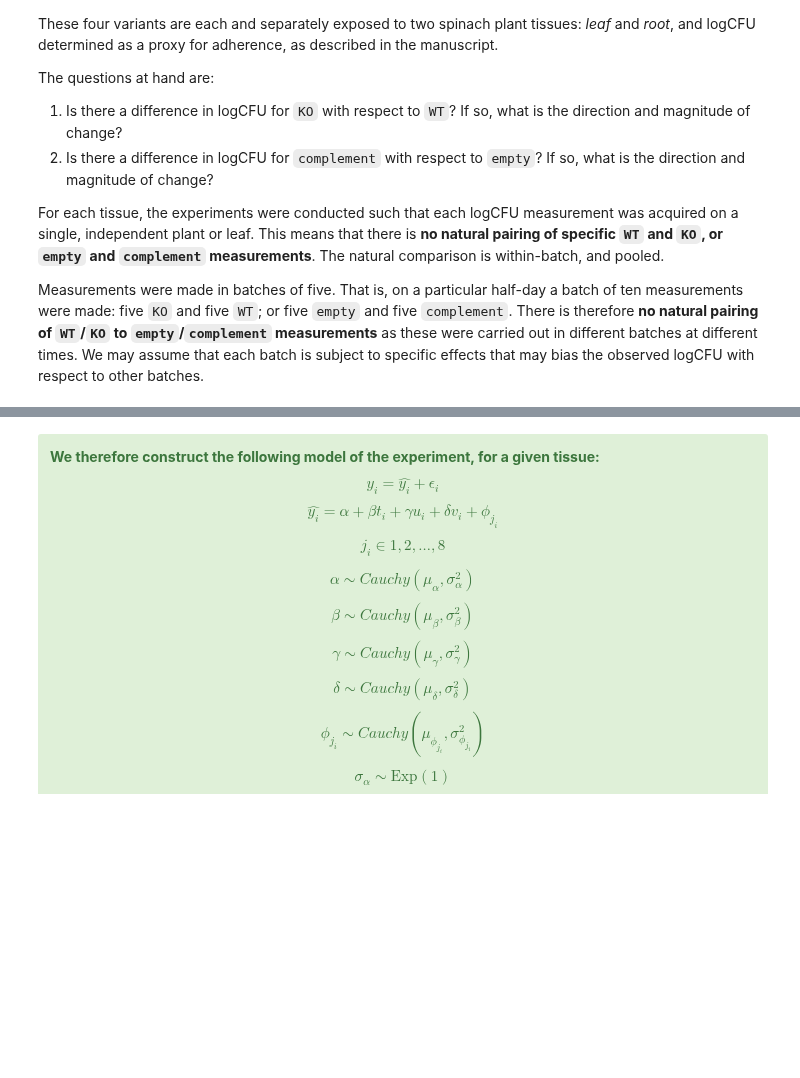
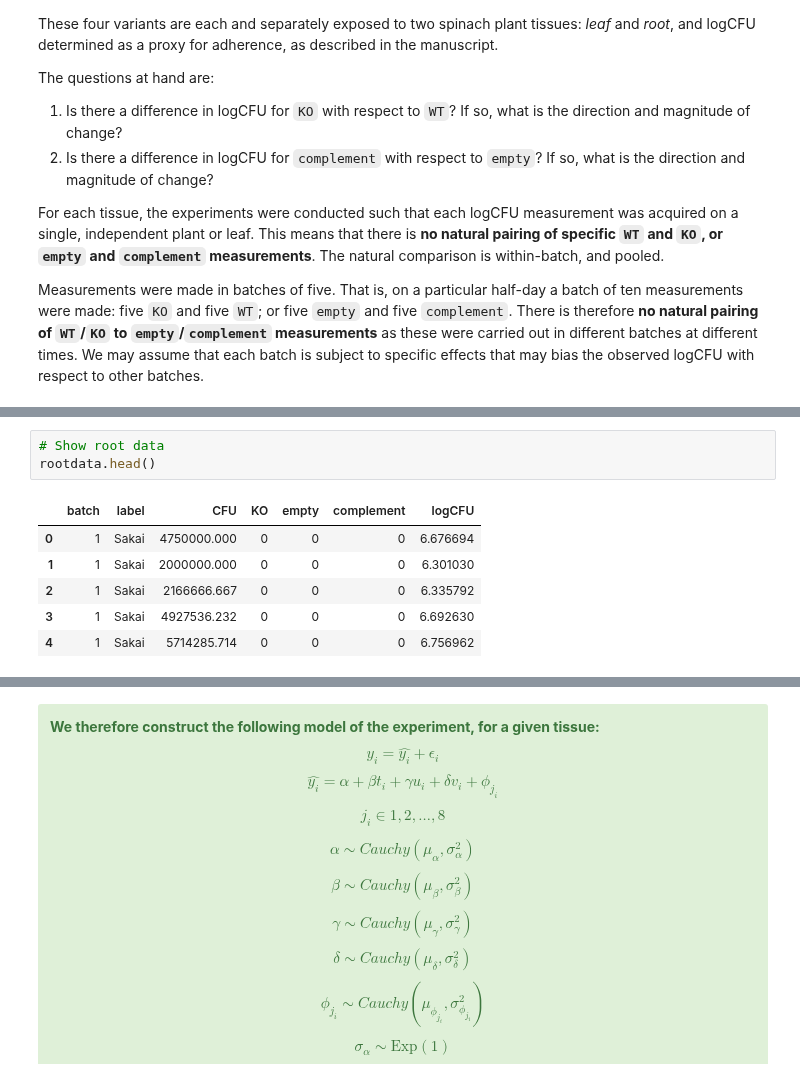
Before and after one commit to widdowquinn/SI_Holmes_etal_2017, a Jupyter notebook: notebooks/04-etpD.ipynb, the cells around one changed output, grey strips where cells are left out. Saved outputs shown, nothing was run; the diff lists cells and outputs as text; blank space fills up the shorter version.

```diff
--- a/notebooks/04-etpD.ipynb
+++ b/notebooks/04-etpD.ipynb
@@ -59,0 +179,10 @@ Raw data was previously converted to plain text comma-separated variable format
+# %%
+# Show root data
+rootdata.head()
+# %% [output]
+|  | batch | label | CFU | KO | empty | complement | logCFU |
+| 0 | 1 | Sakai | 4750000.000 | 0 | 0 | 0 | 6.676694 |
+| 1 | 1 | Sakai | 2000000.000 | 0 | 0 | 0 | 6.301030 |
+| 2 | 1 | Sakai | 2166666.667 | 0 | 0 | 0 | 6.335792 |
+| 3 | 1 | Sakai | 4927536.232 | 0 | 0 | 0 | 6.692630 |
+| 4 | 1 | Sakai | 5714285.714 | 0 | 0 | 0 | 6.756962 |
```
Also changed, not shown: parts of 15 cells of this notebook.
